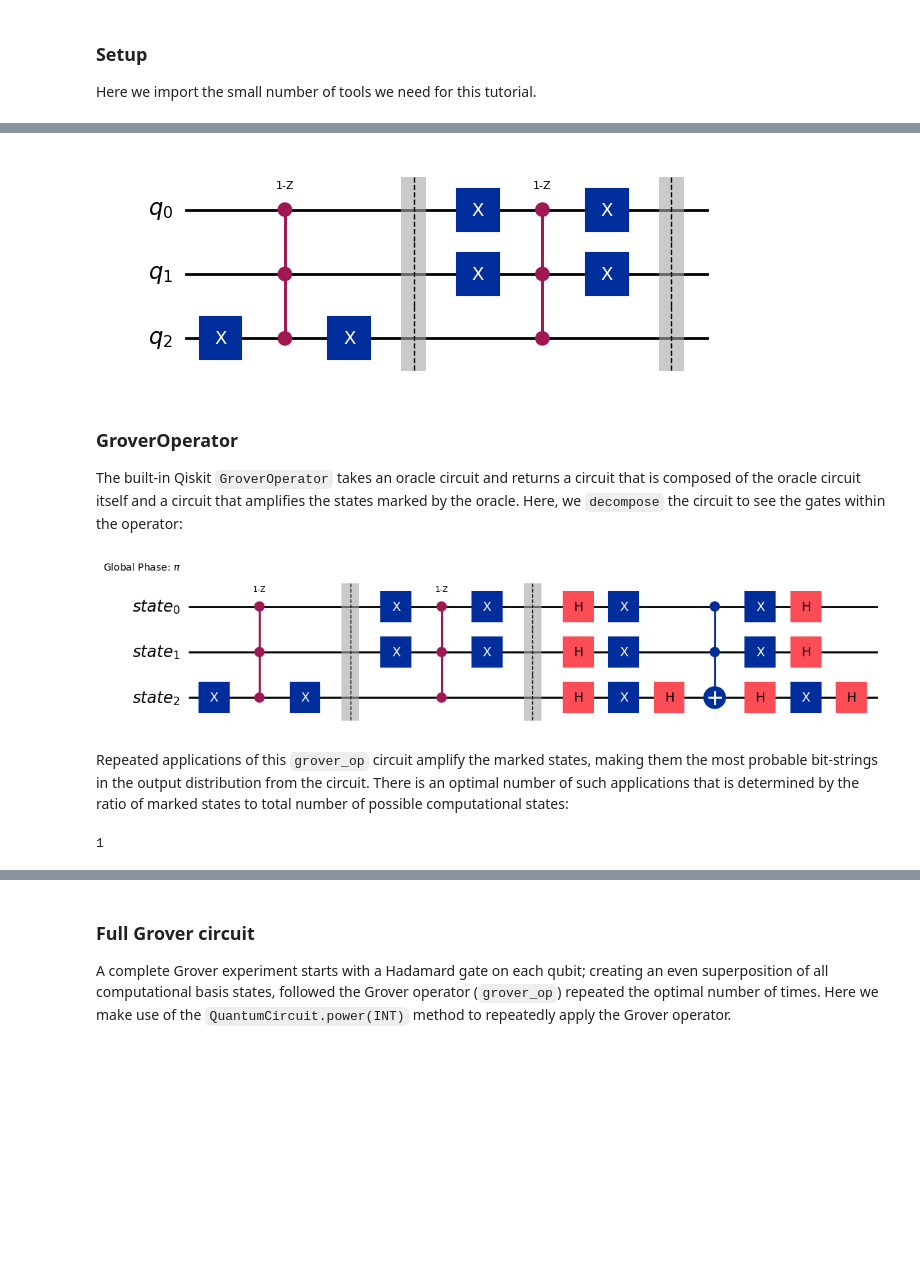
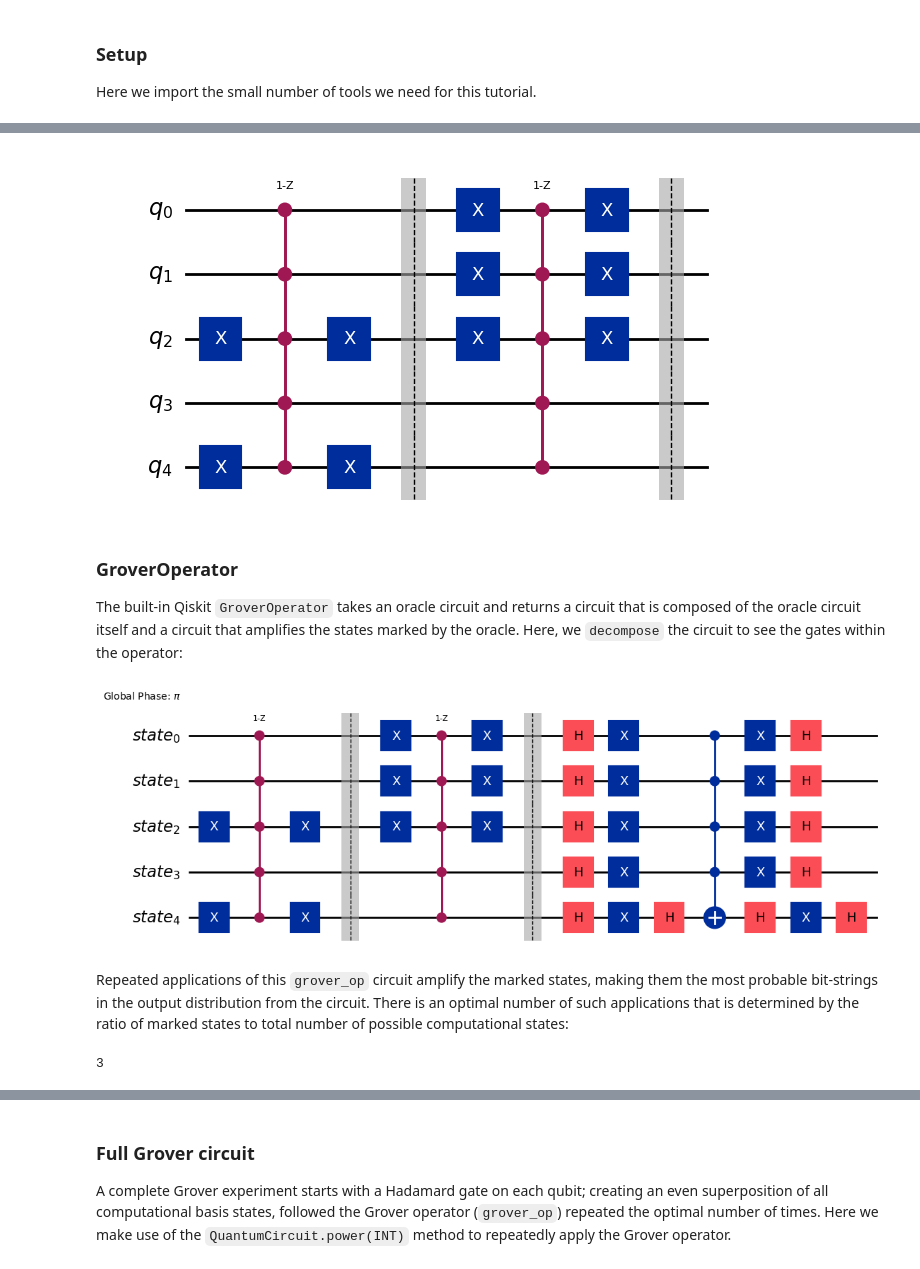
Before and after one commit to dalver99/quantumed, a Jupyter notebook: 2_grovers-algorithm.ipynb, the cells around one changed output, grey strips where cells are left out. Drawn from its saved outputs; the diff is of its cells as text; code cells hidden in the pictures; blank space fills up the shorter version.

```diff
--- a/2_grovers-algorithm.ipynb
+++ b/2_grovers-algorithm.ipynb
@@ -102,12 +86,12 @@ Now that we have the oracle function, we can define a specific instance of Grove
 # %%
-marked_states = ["011", "100"]
-#일반적으로 찾고싶은 솔루션이 여러개일 수도 있으니, 두개를 달면 뭐 둘 다 뒤집어준다.
+marked_states = ["01011", "11000"]
+# 일반적으로 찾고싶은 솔루션이 여러개일 수도 있으니, 두개를 달면 뭐 둘 다 뒤집어준다.
 oracle = grover_oracle(marked_states)
 oracle.draw(output="mpl", style="iqp")
 
-#0이 X고, q2가 제일 먼저 오는 거임
+# 0이 X고, q4가 제일 먼저 오는 것 (5 qubits now)
 # %% [output]
-[figure, old version]
+[figure, new version]
 # %% [markdown]
 ### GroverOperator
 
@@ -118,7 +102,7 @@ grover_op.decompose().draw(output="mpl", style="iqp")
 
 #빨간 부분 (오른쪽 두개)가 리플렉션을 구현한다.
 # %% [output]
-[figure, old version]
+[figure, new version]
 # %% [markdown]
 Repeated applications of this `grover_op` circuit amplify the marked states, making them the most probable bit-strings in the output distribution from the circuit.  There is an optimal number of such applications that is determined by the ratio of marked states to total number of possible computational states:
 # %%
@@ -128,4 +112,4 @@ optimal_num_iterations = math.floor(
 # %%
 optimal_num_iterations
 # %% [output]
-1
+3
```
Also changed, not shown: parts of 27 cells of this notebook, 2 other files.
